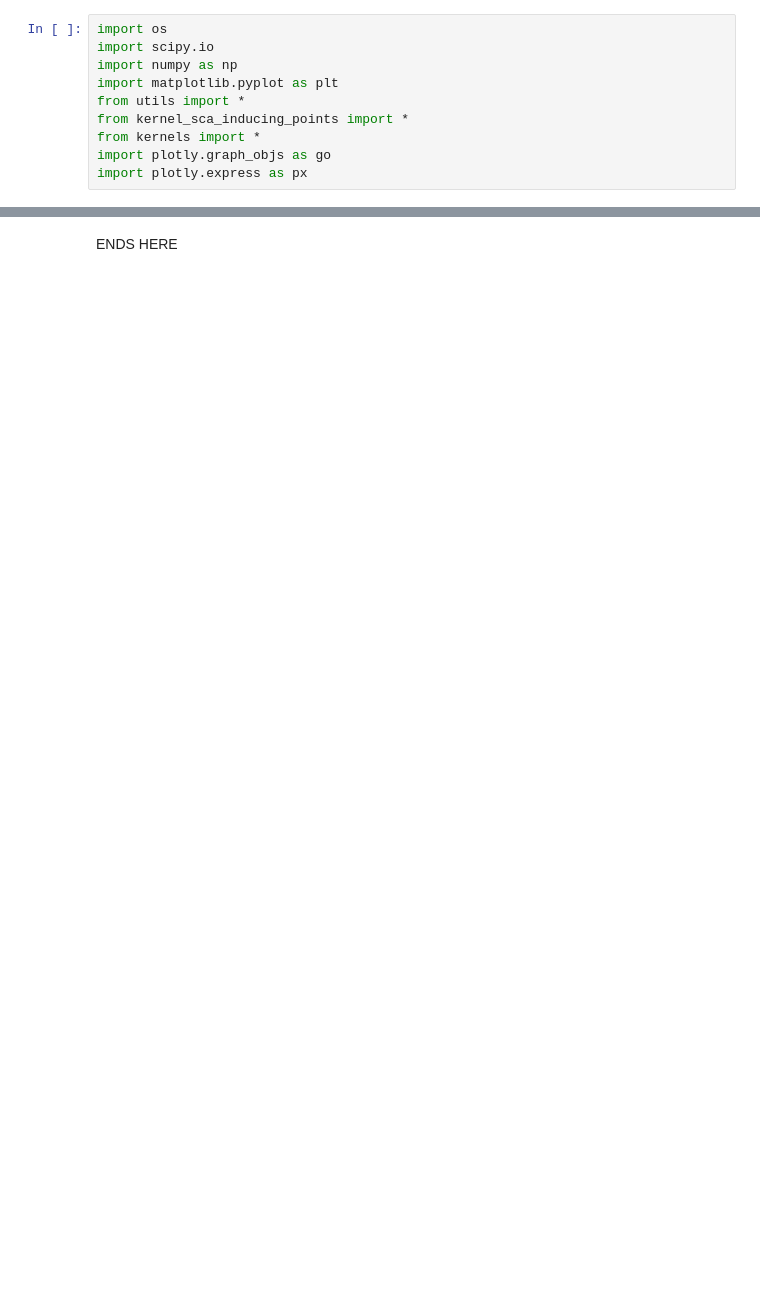
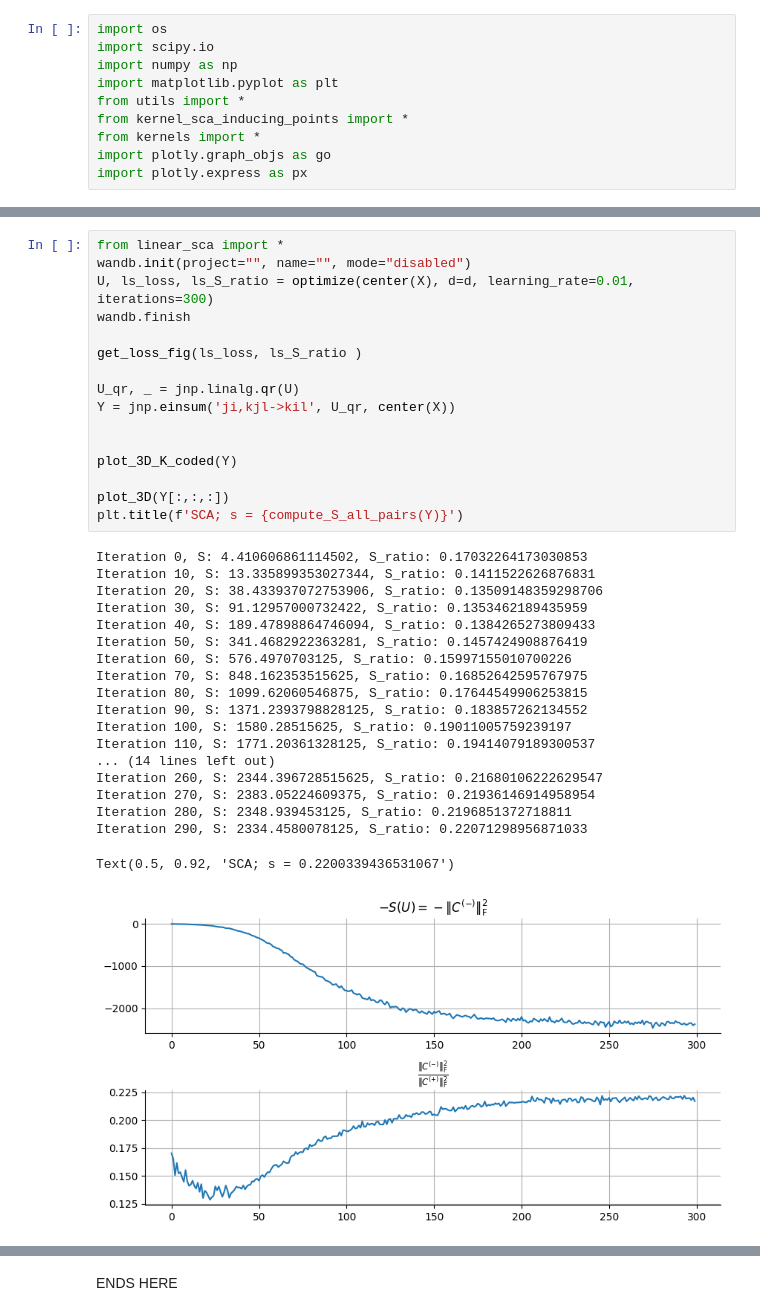
Before and after one commit to ArielleRosinski/SCA_project, a Jupyter notebook: decision_making.ipynb, the cells around one changed output, grey strips where cells are left out. Saved outputs shown, nothing was run; the diff lists cells and outputs as text; blank space fills up the shorter version.

```diff
--- a/decision_making.ipynb
+++ b/decision_making.ipynb
@@ -106,0 +109,36 @@ plot_2D(Y[:,:,:])
+# %%
+from linear_sca import *
+wandb.init(project="", name="", mode="disabled")
+U, ls_loss, ls_S_ratio = optimize(center(X), d=d, learning_rate=0.01, iterations=300)
+wandb.finish
+
+get_loss_fig(ls_loss, ls_S_ratio )
+
+U_qr, _ = jnp.linalg.qr(U)
+Y = jnp.einsum('ji,kjl->kil', U_qr, center(X))
+
+
+plot_3D_K_coded(Y)
+
+plot_3D(Y[:,:,:])
+plt.title(f'SCA; s = {compute_S_all_pairs(Y)}')
+# %% [output]
+Iteration 0, S: 4.410606861114502, S_ratio: 0.17032264173030853
+Iteration 10, S: 13.335899353027344, S_ratio: 0.1411522626876831
+Iteration 20, S: 38.433937072753906, S_ratio: 0.13509148359298706
+Iteration 30, S: 91.12957000732422, S_ratio: 0.1353462189435959
+Iteration 40, S: 189.47898864746094, S_ratio: 0.1384265273809433
+Iteration 50, S: 341.4682922363281, S_ratio: 0.1457424908876419
+Iteration 60, S: 576.4970703125, S_ratio: 0.15997155010700226
+Iteration 70, S: 848.162353515625, S_ratio: 0.16852642595767975
+Iteration 80, S: 1099.62060546875, S_ratio: 0.17644549906253815
+Iteration 90, S: 1371.2393798828125, S_ratio: 0.183857262134552
+Iteration 100, S: 1580.28515625, S_ratio: 0.19011005759239197
+Iteration 110, S: 1771.20361328125, S_ratio: 0.19414079189300537
+... (14 lines left out)
+Iteration 260, S: 2344.396728515625, S_ratio: 0.21680106222629547
+Iteration 270, S: 2383.05224609375, S_ratio: 0.21936146914958954
+Iteration 280, S: 2348.939453125, S_ratio: 0.2196851372718811
+Iteration 290, S: 2334.4580078125, S_ratio: 0.22071298956871033
+Text(0.5, 0.92, 'SCA; s = 0.2200339436531067')
+[figure, added]
```
Also changed, not shown: parts of 11 cells of this notebook, 3 other files.
